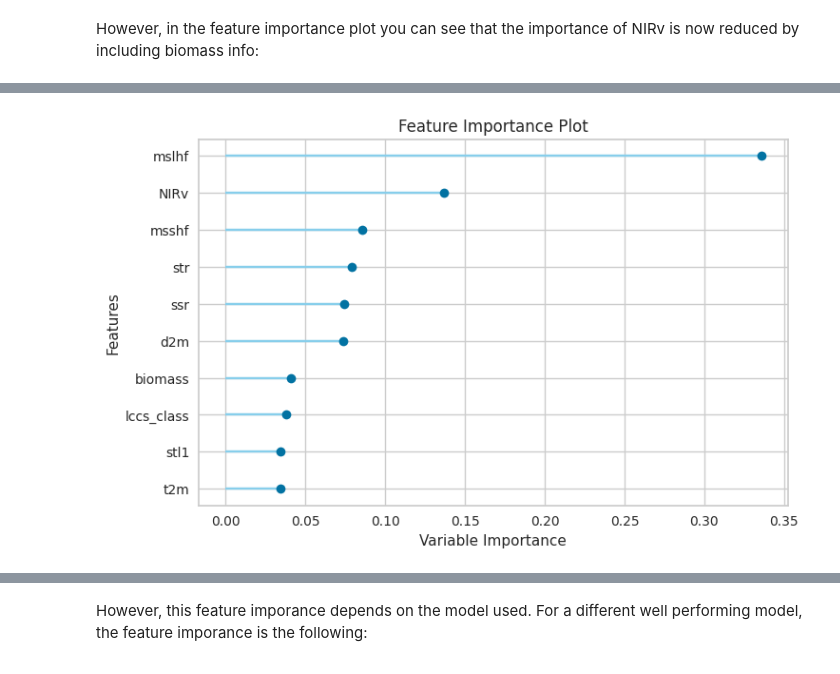
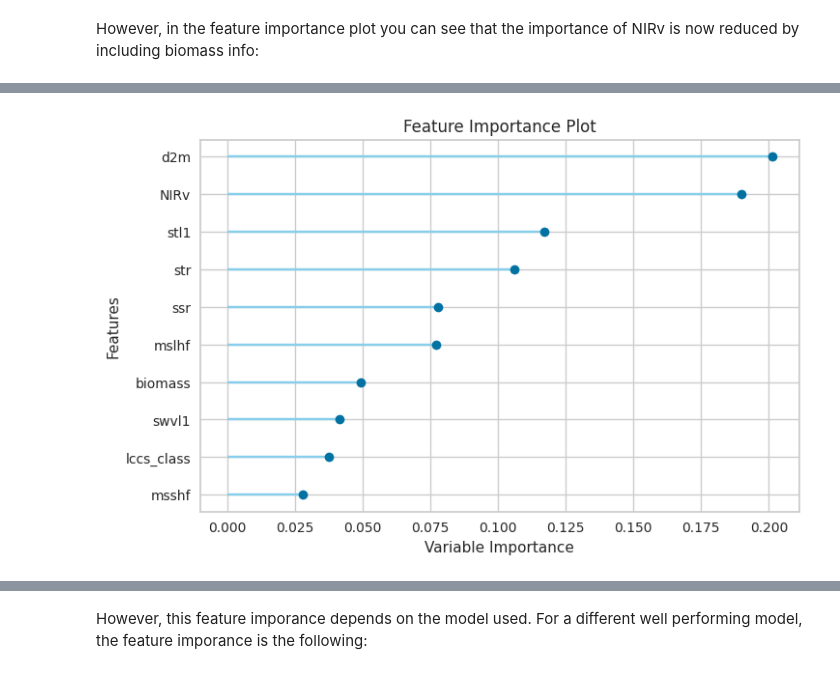
Before and after one commit to EXCITED-CO2/excited-workflow, a Jupyter notebook: workflow_carbon_tracker.ipynb, the cells around one changed output, grey strips where cells are left out. Cells and saved outputs as stored; diff of their text form; code cells hidden in the pictures.

```diff
--- a/workflow_carbon_tracker.ipynb
+++ b/workflow_carbon_tracker.ipynb
@@ -82,7 +75,7 @@ To make computations faster and less memory intensive, we can reduce the scope t
 This `.sel` operation reduces the size of the dataset from worldwide to only a rectangular area around North America:
 # %%
 time_region_na = {
-    "time": slice("2010-01", "2019-12"),
+    "time": slice("2000-01", "2019-12"),
     "latitude": slice(15, 60),
     "longitude": slice(-140, -55),
 }
@@ -113,0 +118,14 @@ Index(['bio_flux_opt', 'transcom_regions', 'biomass', 'spei', 'NDVI', 'NIRv',
+# %%
+import numpy as np
+import pandas as pd
+import pycaret.regression
+
+df_train = ds_na.to_dataframe().dropna()
+bins = 5
+splits = np.array_split(df_train, bins)
+for i in range(len(splits)):
+    splits[i]['group'] = i + 1
+
+df_train = pd.concat(splits)
+
+df = df_train[df_train["group"] != 2]
@@ -113,0 +135,10 @@ Index(['bio_flux_opt', 'transcom_regions', 'biomass', 'spei', 'NDVI', 'NIRv',
+# %%
+def train_model(df, X_keys, y_key):
+    df_pycaret = df[X_keys + [y_key]]
+    df_reduced = df_pycaret[::10]
+
+    df_reduced[y_key] = df_reduced[y_key]*1e6  # So RMSE etc. are easier to interpret.
+
+    pycs = pycaret.regression.setup(df_reduced, target=y_key)
+
+    return pycs
@@ -175,13 +255,7 @@ By including biomass info, we get a slightly better model performance.
 X_keys = ["biomass", "d2m", "mslhf", "msshf", "ssr", "str", "t2m", "spei", "NIRv", "skt", "stl1", "swvl1", "lccs_class"]
 y_key = "bio_flux_opt"
 
-df_pycaret = df_train[X_keys + [y_key]]
-df_reduced = df_pycaret[::10]
-
-df_reduced["bio_flux_opt"] = df_reduced["bio_flux_opt"]*1e6  # So RMSE etc. are easier to interpret.
-
-import pycaret.regression
-pycs = pycaret.regression.setup(df_reduced, target=y_key)
-best = pycs.compare_models(round=2)
+biomass_pycs = train_model(df, X_keys, y_key)
+biomass_best = biomass_pycs.compare_models(round=2)
 # %% [output]
 |  | Description | Value |
@@ -239,7 +316,7 @@ best = pycs.compare_models(round=2)
 # %% [markdown]
 However, in the feature importance plot you can see that the importance of NIRv is now reduced by including biomass info:
 # %%
-pycs.plot_model(best[0], plot="feature")
+biomass_pycs.plot_model(biomass_best[0], plot="feature")
 # %% [output]
 [interactive output not drawn]
-[figure, old version]
+[figure, new version]
```
Also changed, not shown: parts of 13 cells of this notebook, 1 other file.
